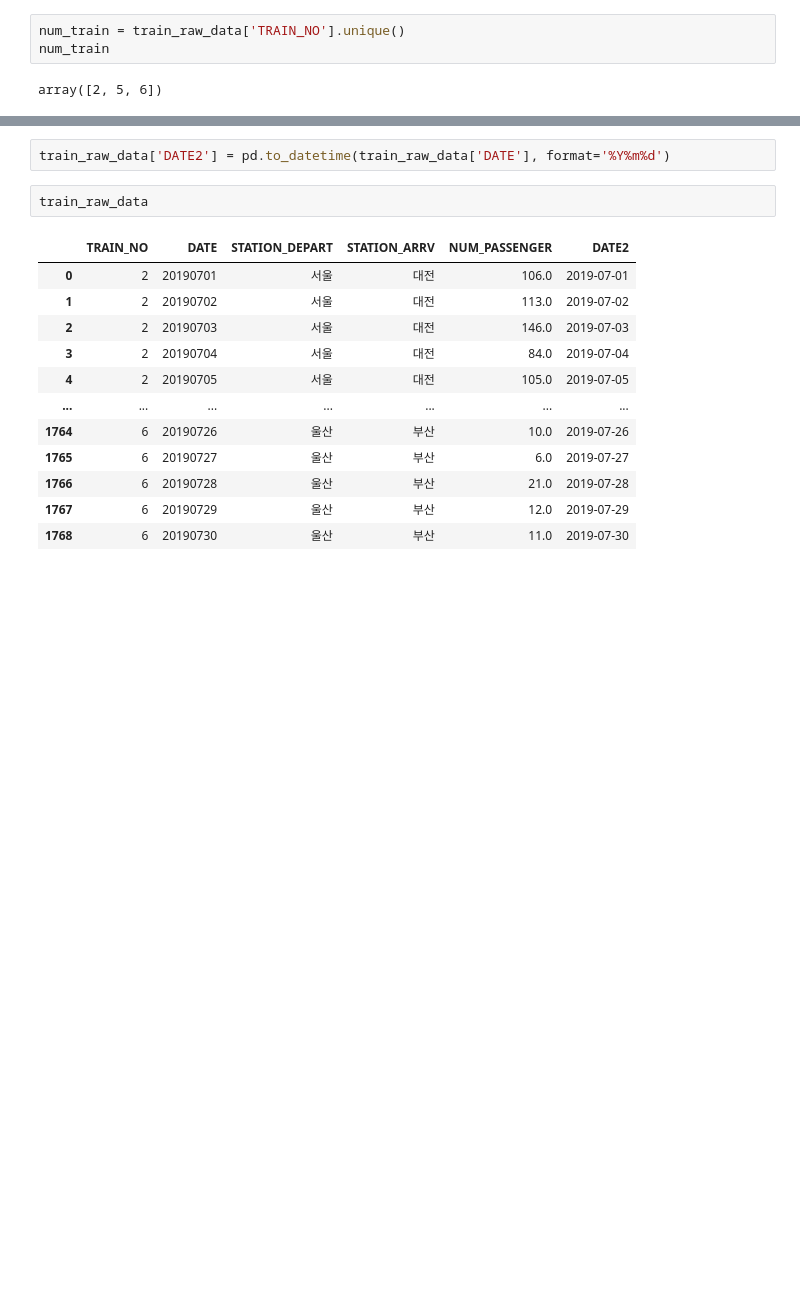
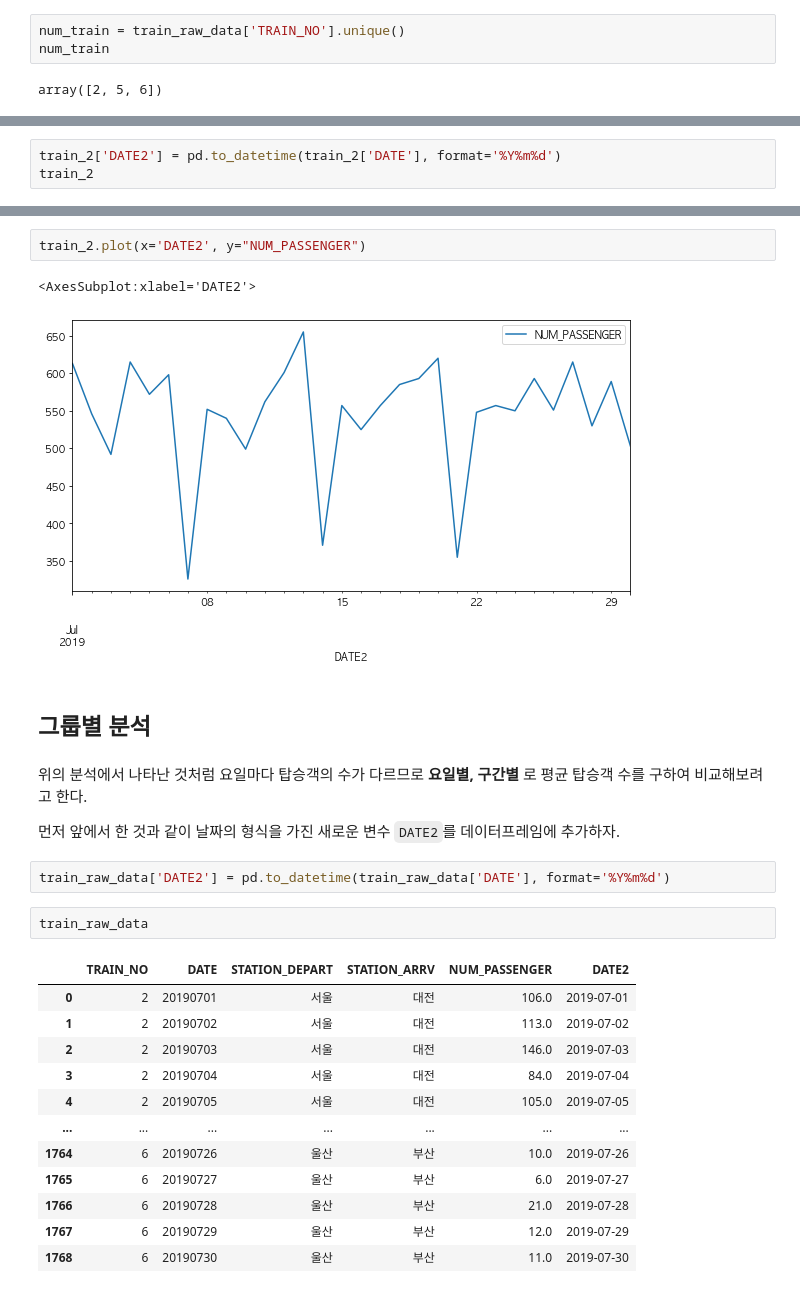
Before and after one commit to UOS-Bigdata/bigdatabook, a Jupyter notebook: chapters/02/data-processing-train-passenger.ipynb, the cells around one changed output, grey strips where cells are left out. Saved outputs shown, nothing was run; the diff lists cells and outputs as text; blank space fills up the shorter version.

```diff
--- a/chapters/02/data-processing-train-passenger.ipynb
+++ b/chapters/02/data-processing-train-passenger.ipynb
@@ -68,0 +185,3 @@ array([2, 5, 6])
+# %%
+train_2['DATE2'] = pd.to_datetime(train_2['DATE'], format='%Y%m%d')
+train_2
@@ -69,3 +211,14 @@ array([2, 5, 6])
+# %%
+train_2.plot(x='DATE2', y="NUM_PASSENGER")
+# %% [output]
+<AxesSubplot:xlabel='DATE2'>
+[figure, added]
+# %% [markdown]
+## 그룹별 분석
+# %% [markdown]
+위의 분석에서 나타난 것처럼 요일마다 탑승객의 수가 다르므로 **요일별, 구간별** 로 평균 탑승객 수를 구하여 비교해보려고 한다.
+
+먼저 앞에서 한 것과 같이 날짜의 형식을 가진 새로운 변수 `DATE2`를 데이터프레임에 추가하자.
 # %%
 train_raw_data['DATE2'] = pd.to_datetime(train_raw_data['DATE'], format='%Y%m%d')
 # %%
```
Also changed, not shown: parts of 50 cells of this notebook, 3 other files.
